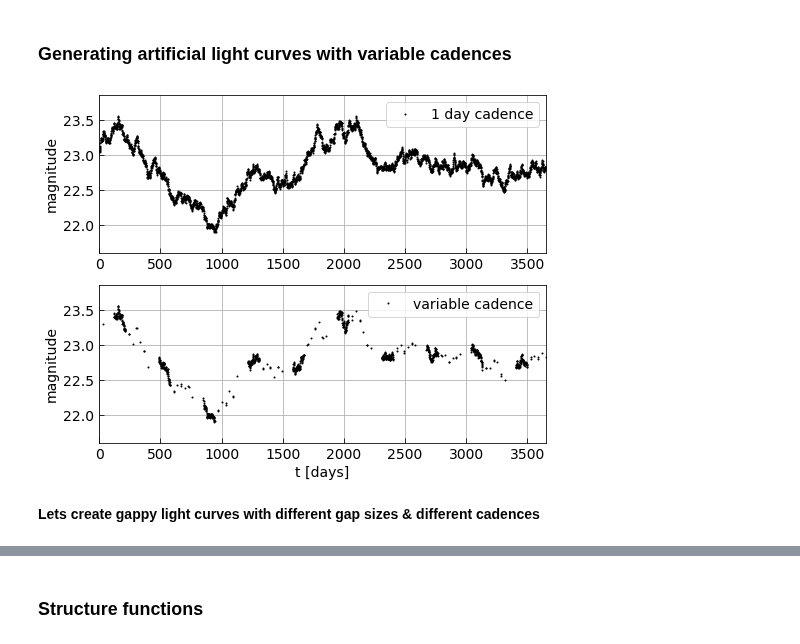
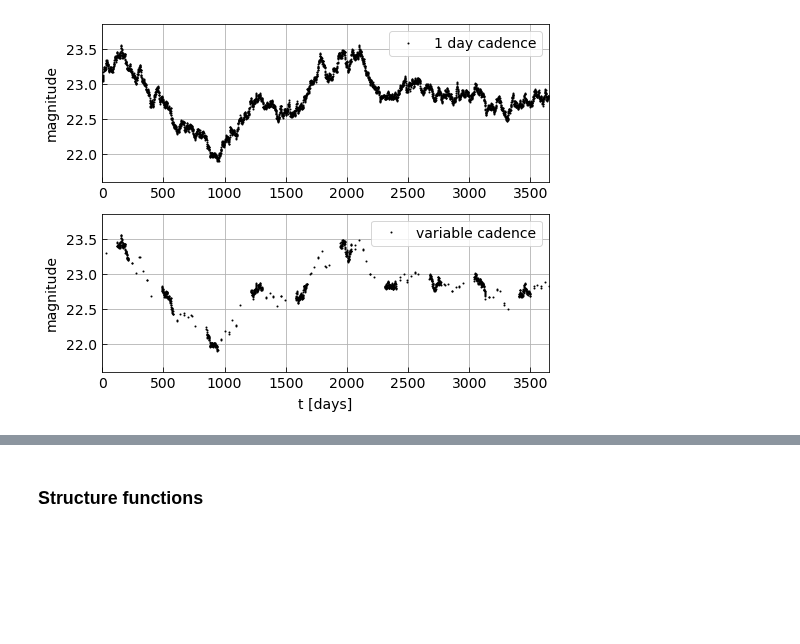
Before and after one commit to LSST-sersag/agn_cadences, a Jupyter notebook: Examples/Example.ipynb, the cells around one changed output, grey strips where cells are left out. Cells and saved outputs as stored; diff of their text form; code cells hidden in the pictures; blank space fills up the shorter version.

```diff
--- a/Examples/Example.ipynb
+++ b/Examples/Example.ipynb
@@ -17 +45,14 @@ tt, yy = functions.LC_conti(long, deltatc=1, oscillations=True, A=0.14, noise=0.
+# %%
+# Cadence of 1 day during 3 months in each year (May, June, July). No observations in the remaining months.
+cad3m1_tt, cad3m1_yy = functions.var_cad(tt, yy, m5=1, m6=1, m7=1)
+
+# Cadence of 4 days during 5 months in each year (August, September, October, November, December).
+cad5m4_tt, cad5m4_yy = functions.var_cad(tt, yy, m8=4, m9=4, m10=4, m11=4, m12=4)
+
+# Cadence of 10 days during first and third quarter of each year.
+cad6m10_tt, cad6m10_yy = functions.var_cad(tt, yy, m1=10, m2=10, m3=10, m7=10, m8=10, m9=10)
+# %%
+ts = [tt, cad3m1_tt, cad5m4_tt, cad6m10_tt]
+ys = [yy, cad3m1_yy, cad5m4_yy, cad6m10_yy]
+labels = ['Continuous LC','3 months/1 day cadence', '5 months/4 day cadence', 'Q1,Q3/10 day cadence']
 # %%
@@ -72,5 +83,3 @@ for t,y,l in zip(ts,ys, labels):
-# %% [markdown]
-### Generating artificial light curves with variable cadences
 # %%
 # Variable cadence (for each year): 6 months/30 day cadence, 3 months/1 day cadence & 3 months no observation.
 cadvar_tt, cadvar_yy = functions.var_cad(tt, yy, m1=30, m5=1, m6=1, m7=1, m8=30, m9=30, m10=30, m11=30, m12=30)
@@ -81,25 +90,22 @@ labels = ['1 day cadence','variable cadence']
 # %%
 fig = plt.figure(figsize=(8,6.4))
 custom_xlim = (0, long)
 custom_ylim = (yy.min()-0.3, yy.max()+0.3)
 i = 1
 for t,y,l in zip(ts,ys, labels):
     ax = fig.add_subplot(len(ts),1,i)
     ax.plot(t,y, 'ko', markersize = 1, label=l)
 
     if i == len(ts):
-        ax.set_xlabel('t [days]', fontsize=14)
+        ax.set_xlabel('t [days]', fontsize=14, labelpad=7)
     else:
         plt.setp(ax.get_xticklabels(), visible=True)
 
-    ax.set_ylabel('magnitude', fontsize = 14)
+    ax.set_ylabel('magnitude', fontsize = 14, labelpad=7)
     ax.tick_params(axis='both', which='major', labelsize=14, direction='in', length = 5, pad = 5)
     plt.setp(ax, xlim=custom_xlim, ylim=custom_ylim)
     ax.legend(fontsize=14)
     ax.grid(True)
-
     i = i+1
 # %% [output]
-[figure, old version]
+[figure, new version]
-# %% [markdown]
-**Lets create gappy light curves with different gap sizes & different cadences**
```
Also changed, not shown: parts of 32 cells of this notebook.
